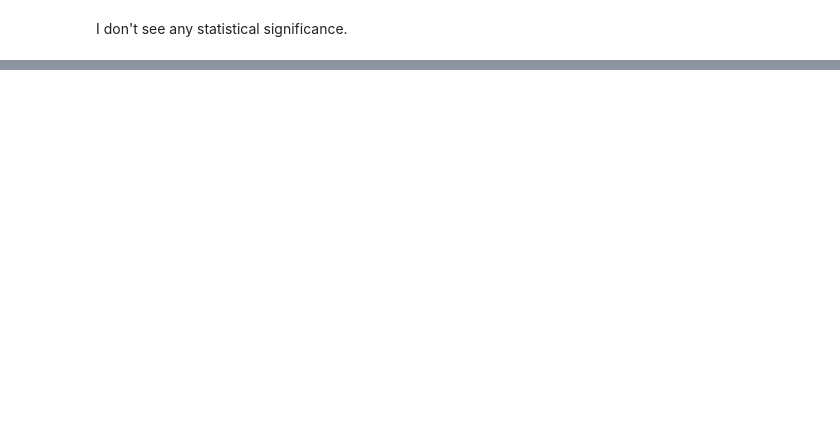
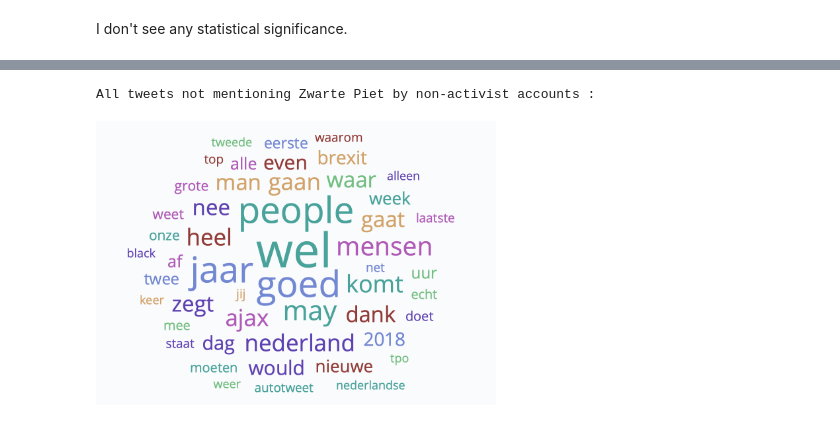
Before and after one commit to dbountouridis/ZwartePietTweets, a Jupyter notebook: read_and_index.ipynb, the cells around one changed output, grey strips where cells are left out. Cells and saved outputs as stored; diff of their text form; code cells hidden in the pictures; blank space fills up the shorter version.

```diff
--- a/read_and_index.ipynb
+++ b/read_and_index.ipynb
@@ -338,0 +429,5 @@ I don't see any statistical significance.
+# %%
+from IPython.display import Image
+PATH = "img/"
+print("All tweets not mentioning Zwarte Piet:")
+Image(filename = PATH + "zp=false.png", width=400, height=400)
@@ -338,0 +437,6 @@ I don't see any statistical significance.
+# %%
+print("All tweets not mentioning Zwarte Piet by non-activist accounts :")
+Image(filename = PATH + "zp=false and activist=false.png", width=400, height=400)
+# %% [output]
+All tweets not mentioning Zwarte Piet by non-activist accounts :
+[figure, added]
```
Also changed, not shown: parts of 18 cells of this notebook, 12 other files.
